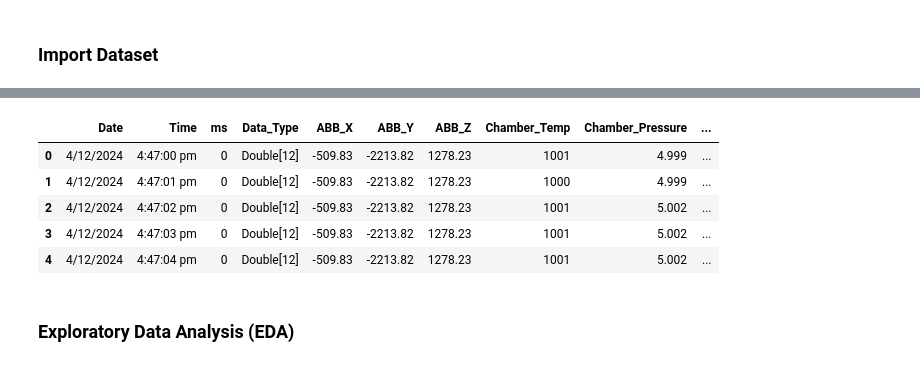
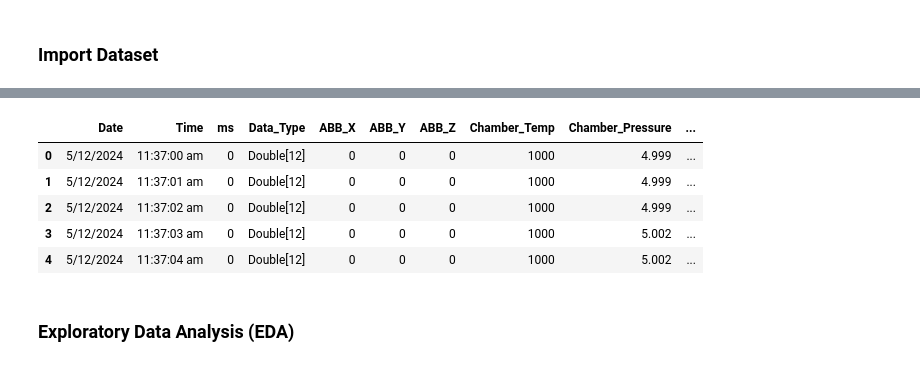
Before and after one commit to yongzane00/LSTM_Process_Outcome_Prediction, a Jupyter notebook: code/process_monitoring.ipynb, the cells around one changed output, grey strips where cells are left out. Drawn from its saved outputs; the diff is of its cells as text; code cells hidden in the pictures.

```diff
--- a/code/process_monitoring.ipynb
+++ b/code/process_monitoring.ipynb
@@ -3,10 +3,8 @@
 # %%
 import pandas as pd
 
-g_csv_name = ["New_Nozzle_set1", "New_Nozzle_set2", "New_Nozzle_set3"]
-b_csv_name = "Good_Nozzle_set1"
+g_csv_name = "New_Nozzle_set1"
+b_csv_name = "Bad_Nozzle_set3"
 
-g_df_0 = pd.read_csv(f"../data/{g_csv_name[0]}.csv")
-g_df_1 = pd.read_csv(f"../data/{g_csv_name[1]}.csv")
-g_df_2 = pd.read_csv(f"../data/{g_csv_name[2]}.csv")
+g_df = pd.read_csv(f"../data/{g_csv_name}.csv")
 b_df = pd.read_csv(f"../data/{b_csv_name}.csv")
@@ -52,31 +43,23 @@ Number of data points for ground truth: 900
 # %%
-# Bad_Nozzle_set1.csv
-# b_start_time = "4:28:00 pm"
-# b_end_time = "4:32:59 pm"
+# Dictionary to map b_csv_name to start and end times
+monitoring_time = {
+    "Bad_Nozzle_set1": ("4:28:00 pm", "4:32:59 pm"),
+    "Bad_Nozzle_set2": ("11:37:00 am", "11:41:59 am"),
+    "Bad_Nozzle_set3": ("11:45:00 am", "11:49:59 am"),
+    "Worst_Nozzle_set1": ("6:10:00 pm", "6:14:59 pm"),
+    "Worst_Nozzle_set2": ("10:59:00 am", "11:03:59 am"),
+    "Worst_Nozzle_set3": ("11:13:00 am", "11:17:59 am"),
+    "Good_Nozzle_set1": ("4:47:00 pm", "4:51:59 pm"),
+}
 
-# Bad_Nozzle_set2.csv
-# b_start_time = "11:37:00 am"
-# b_end_time = "11:41:59 am"
+# Retrieve the start and end times
+b_start_time, b_end_time = monitoring_time.get(b_csv_name, (None, None))
 
-# Bad_Nozzle_set3.csv
-# b_start_time = "11:45:00 am"
-# b_end_time = "11:49:59 am"
+if b_start_time and b_end_time:
+    print(f"Start time: {b_start_time}, End time: {b_end_time}")
+else:
+    print(f"No match found for {b_csv_name}")
 
-# Worst_Nozzle_set1.csv
-# b_start_time = "6:10:00 pm"
-# b_end_time = "6:14:59 pm"
-
-# Worst_Nozzle_set2.csv
-# b_start_time = "10:59:00 am"
-# b_end_time = "11:03:59 am"
-
-# Worst_Nozzle_set3.csv
-# b_start_time = "11:13:00 am"
-# b_end_time = "11:17:59 am"
-
-# Good_Nozzle_set1.csv
-b_start_time = "4:47:00 pm"
-b_end_time = "4:51:59 pm"
 b_nozzle_df = b_df[
     (b_df["Time"] >= b_start_time) &
     (b_df["Time"] <= b_end_time)
@@ -89,10 +73,10 @@ b_nozzle_df.head()
 Number of data points for process monitoring: 300
 |  | Date | Time | ms | Data_Type | ABB_X | ABB_Y | ABB_Z | Chamber_Temp | Chamber_Pressure | ... |
-| 0 | 4/12/2024 | 4:47:00 pm | 0 | Double[12] | -509.83 | -2213.82 | 1278.23 | 1001 | 4.999 | ... |
-| 1 | 4/12/2024 | 4:47:01 pm | 0 | Double[12] | -509.83 | -2213.82 | 1278.23 | 1000 | 4.999 | ... |
-| 2 | 4/12/2024 | 4:47:02 pm | 0 | Double[12] | -509.83 | -2213.82 | 1278.23 | 1001 | 5.002 | ... |
-| 3 | 4/12/2024 | 4:47:03 pm | 0 | Double[12] | -509.83 | -2213.82 | 1278.23 | 1001 | 5.002 | ... |
-| 4 | 4/12/2024 | 4:47:04 pm | 0 | Double[12] | -509.83 | -2213.82 | 1278.23 | 1001 | 5.002 | ... |
+| 0 | 5/12/2024 | 11:37:00 am | 0 | Double[12] | 0 | 0 | 0 | 1000 | 4.999 | ... |
+| 1 | 5/12/2024 | 11:37:01 am | 0 | Double[12] | 0 | 0 | 0 | 1000 | 4.999 | ... |
+| 2 | 5/12/2024 | 11:37:02 am | 0 | Double[12] | 0 | 0 | 0 | 1000 | 4.999 | ... |
+| 3 | 5/12/2024 | 11:37:03 am | 0 | Double[12] | 0 | 0 | 0 | 1000 | 5.002 | ... |
+| 4 | 5/12/2024 | 11:37:04 am | 0 | Double[12] | 0 | 0 | 0 | 1000 | 5.002 | ... |
 # %% [markdown]
 ### Exploratory Data Analysis (EDA)
 # %%
```
Also changed, not shown: parts of 15 cells of this notebook, 9 other files.
